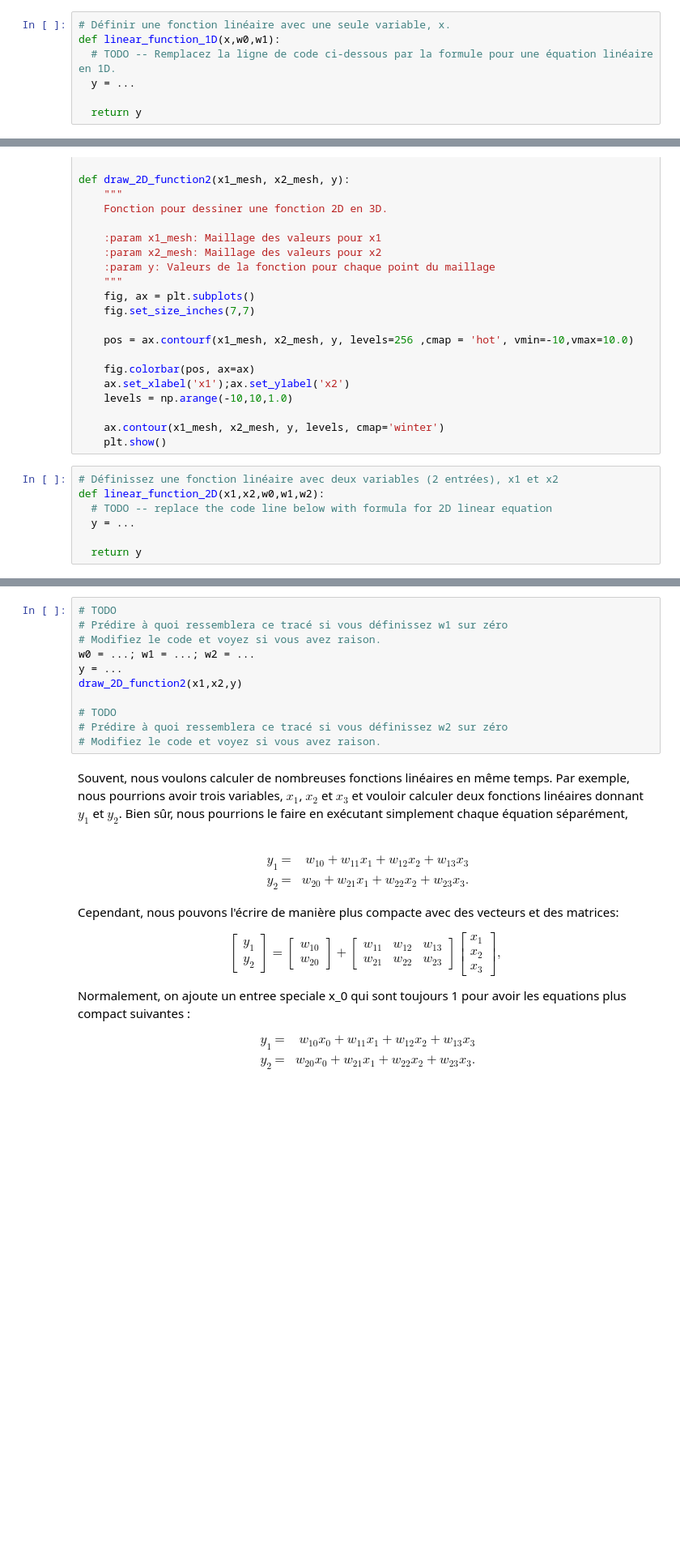
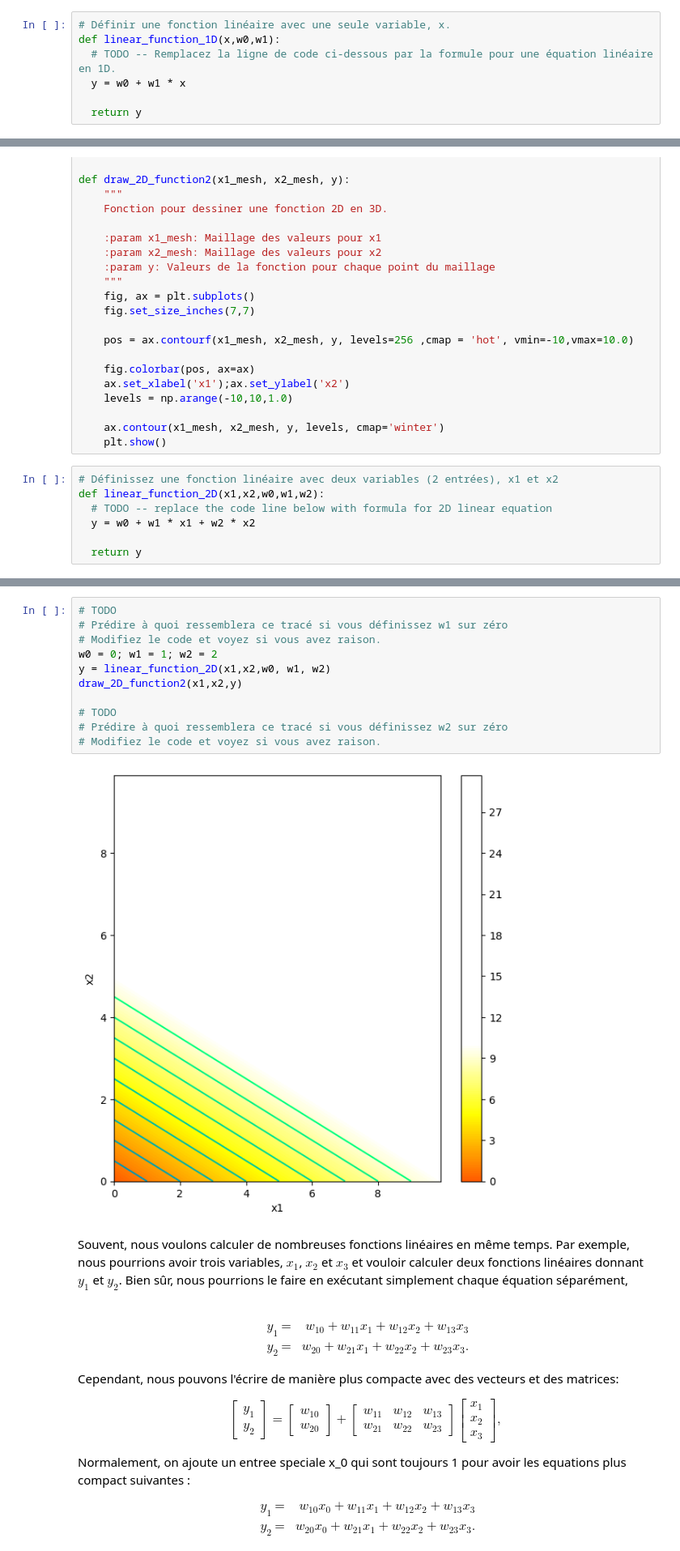
Before and after one commit to varuniv/BUT3, a Jupyter notebook: R5.11 Méthodes d'optimisation pour l'aide à la décision (A) /TP/TD1-Math.ipynb, the cells around one changed output, grey strips where cells are left out. Shown: that part at 81% size. Cells and saved outputs as stored; diff of their text form; blank space fills up the shorter version.

```diff
--- a/R5.11 Méthodes d'optimisation pour l'aide à la décision (A) /TP/TD1-Math.ipynb
+++ b/R5.11 Méthodes d'optimisation pour l'aide à la décision (A) /TP/TD1-Math.ipynb
@@ -22,7 +22,7 @@ Par définition, toutes les autres fonctions sont **non-linéaires**
 # Définir une fonction linéaire avec une seule variable, x.
 def linear_function_1D(x,w0,w1):
   # TODO -- Remplacez la ligne de code ci-dessous par la formule pour une équation linéaire en 1D.
-  y = ...
+  y = w0 + w1 * x
 
   return y
 # %% [markdown]
@@ -101,7 +103,7 @@ def draw_2D_function2(x1_mesh, x2_mesh, y):
 # Définissez une fonction linéaire avec deux variables (2 entrées), x1 et x2
 def linear_function_2D(x1,x2,w0,w1,w2):
   # TODO -- replace the code line below with formula for 2D linear equation
-  y = ...
+  y = w0 + w1 * x1 + w2 * x2
 
   return y
 # %%
@@ -129,14 +135,16 @@ draw_2D_function2(x1,x2,y)
 # %%
 # TODO
 # Prédire à quoi ressemblera ce tracé si vous définissez w1 sur zéro
 # Modifiez le code et voyez si vous avez raison.
-w0 = ...; w1 = ...; w2 = ...
-y = ...
+w0 = 0; w1 = 1; w2 = 2
+y = linear_function_2D(x1,x2,w0, w1, w2)
 draw_2D_function2(x1,x2,y)
 
 # TODO
 # Prédire à quoi ressemblera ce tracé si vous définissez w2 sur zéro
 # Modifiez le code et voyez si vous avez raison.
+# %% [output]
+[figure, added]
 # %% [markdown]
 Souvent, nous voulons calculer de nombreuses fonctions linéaires en même temps. Par exemple, nous pourrions avoir trois variables, $ x_1 $, $ x_2 $ et $ x_3 $ et vouloir calculer deux fonctions linéaires donnant $ y_1 $ et $ y_2 $. Bien sûr, nous pourrions le faire en exécutant simplement chaque équation séparément, <br> <br>
 
```
Also changed, not shown: parts of 6 cells of this notebook, 3 other files.
